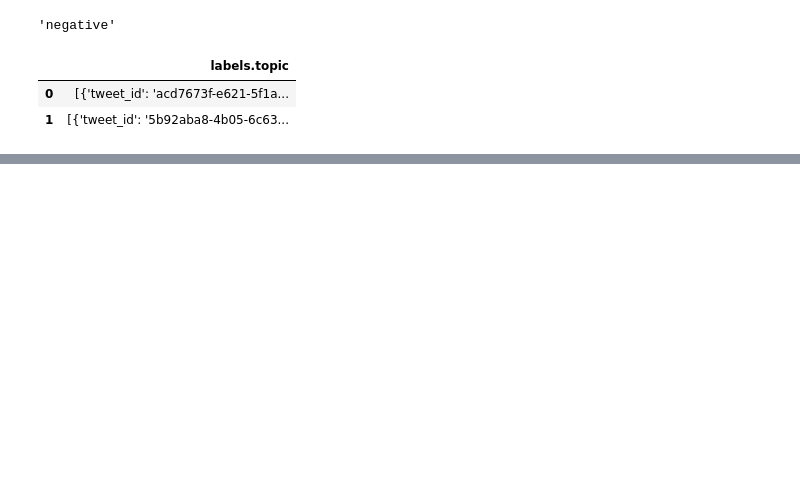
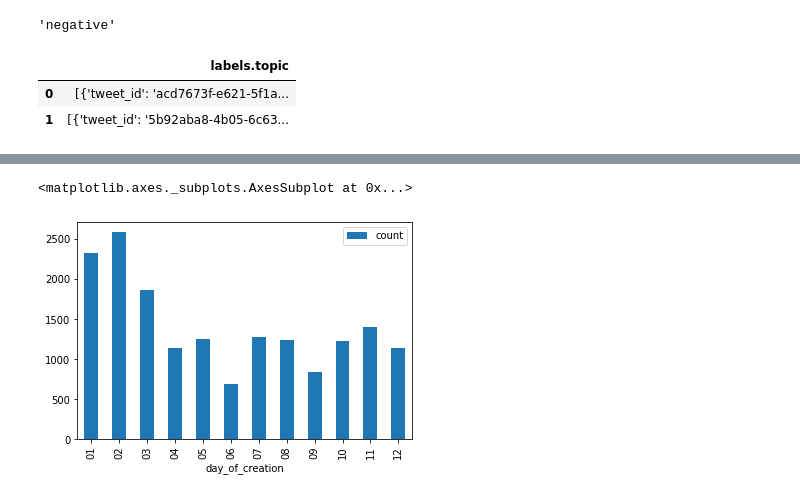
Before and after one commit to Himanshu-Dharma/Elon_bots_sentiment_analysis, a Jupyter notebook: Twitter_sentiment.ipynb, the cells around one changed output, grey strips where cells are left out. Cells and saved outputs as stored; diff of their text form; code cells hidden in the pictures; blank space fills up the shorter version.

```diff
--- a/Twitter_sentiment.ipynb
+++ b/Twitter_sentiment.ipynb
@@ -86,0 +191,13 @@ newpd1.head(2)
+# %%
+# convert column to datetime
+flatten_df['source_created_at'] = pd.to_datetime(flatten_df['source_created_at'])
+
+# create a representation of the day with strfmt
+flatten_df['day_of_creation'] = flatten_df['source_created_at'].map(lambda dt: dt.strftime('%m'))
+
+grouped_df = flatten_df.groupby('day_of_creation').size().to_frame("count").reset_index()
+
+grouped_df.plot(kind='bar', x='day_of_creation', y='count')
+# %% [output]
+<matplotlib.axes._subplots.AxesSubplot at 0x...>
+[figure, added]
```
Also changed, not shown: parts of 39 cells of this notebook.
